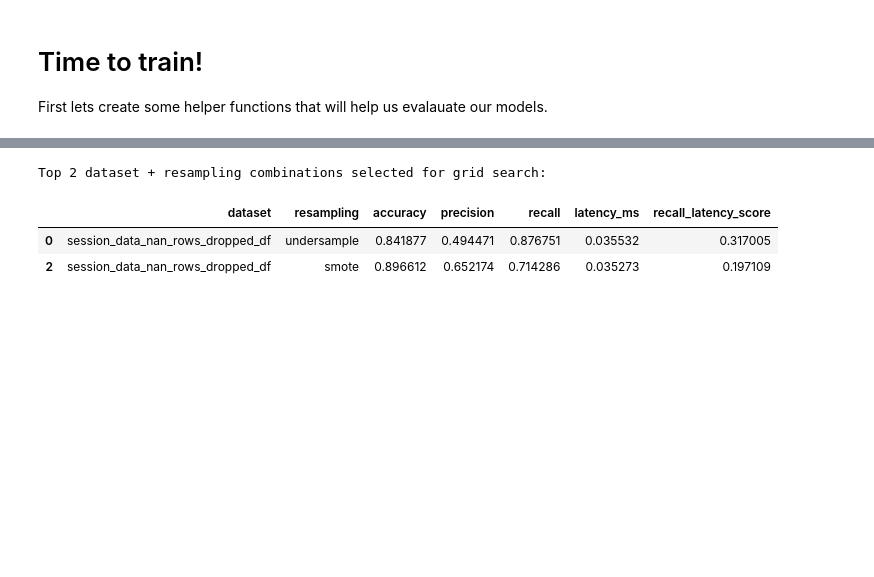
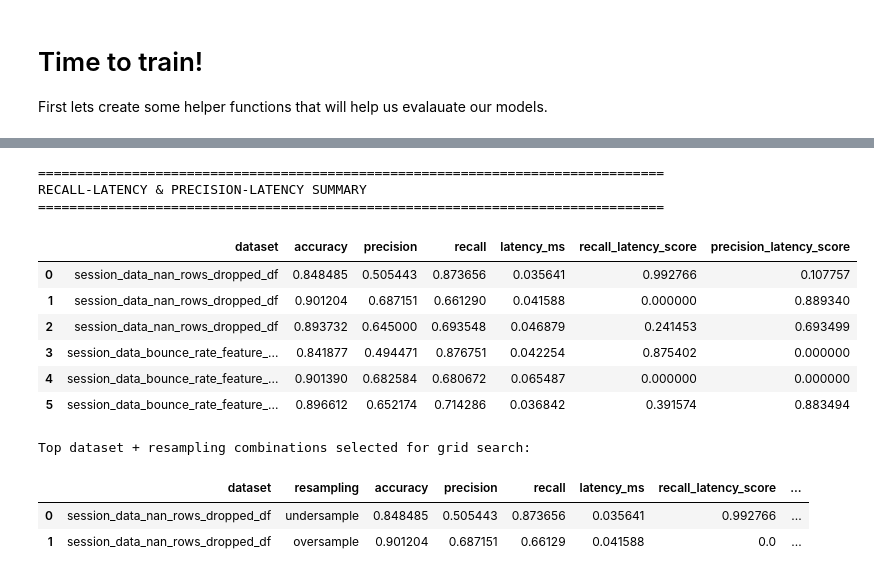
Before and after one commit to sunsunwall/ecommerce_conversion_project_2025, a Jupyter notebook: project_draft.ipynb, the cells around one changed output, grey strips where cells are left out. Saved outputs shown, nothing was run; the diff lists cells and outputs as text; code cells hidden in the pictures; blank space fills up the shorter version.

Commit message:
added recall/precision + latency scoring up until gridsearch

```diff
--- a/project_draft.ipynb
+++ b/project_draft.ipynb
@@ -3178,40 +3241,39 @@ IMBALANCE HANDLING MODELS SUMMARY
-# %%
-from sklearn.preprocessing import MinMaxScaler
-
-# Normalize recall and latency
-scaler = MinMaxScaler()
-imbalance_results[['recall_norm', 'latency_norm']] = scaler.fit_transform(
-    imbalance_results[['recall', 'latency_ms']]
-)
-
-# Invert normalized latency (lower latency = better score)
-imbalance_results['latency_inv_norm'] = 1 - imbalance_results['latency_norm']
-
-# Compute recall-latency score (harmonic mean)
-imbalance_results['recall_latency_score'] = 2 * (
-    (imbalance_results['recall_norm'] * imbalance_results['latency_inv_norm']) /
-    (imbalance_results['recall_norm'] + imbalance_results['latency_inv_norm'] + 1e-6)
-)
-
-# Select top 2 combinations
-top_combinations = imbalance_results.sort_values('recall_latency_score', ascending=False).head(2)
-
-print("\nTop 2 dataset + resampling combinations selected for grid search:")
-display(top_combinations[['dataset', 'resampling', 'accuracy', 'precision', 'recall', 'latency_ms', 'recall_latency_score']])
-# %% [output]
-Top 2 dataset + resampling combinations selected for grid search:
-|  | dataset | resampling | accuracy | precision | recall | latency_ms | recall_latency_score |
-| 0 | session_data_nan_rows_dropped_df | undersample | 0.841877 | 0.494471 | 0.876751 | 0.035532 | 0.317005 |
-| 2 | session_data_nan_rows_dropped_df | smote | 0.896612 | 0.652174 | 0.714286 | 0.035273 | 0.197109 |
-# %%
-# Calculate F1 score for imbalance handling results
-imbalance_results['f1_score'] = 2 * (imbalance_results['precision'] * imbalance_results['recall']) / (imbalance_results['precision'] + imbalance_results['recall'])
-
-# Select top 2 combinations
-top_combinations = imbalance_results.sort_values('f1_score', ascending=False).head(2)
-
-print("\nTop 2 dataset + resampling combinations selected for grid search:")
-display(top_combinations[['dataset', 'resampling', 'accuracy', 'precision', 'recall', 'f1_score']])
+# %%
+# Apply scoring function
+imbalance_results = compute_latency_scores(imbalance_results)
+
+# Select top models by each score
+top_recall_model = imbalance_results.loc[imbalance_results['recall_latency_score'].idxmax()]
+top_precision_model = imbalance_results.loc[imbalance_results['precision_latency_score'].idxmax()]
+
+# Combine and remove duplicates if needed
+top_combinations = pd.concat([top_recall_model.to_frame().T, top_precision_model.to_frame().T]).drop_duplicates()
+
+# Tag them for clarity
+top_combinations['selection_type'] = ['recall_latency_top', 'precision_latency_top'][:len(top_combinations)]
+
+# Display them
+print("\nTop dataset + resampling combinations selected for grid search:")
+display(top_combinations[['dataset', 'resampling', 'accuracy', 'precision', 'recall', 'latency_ms',
+                          'recall_latency_score', 'precision_latency_score', 'selection_type']])
+
+# Store for next pipeline stage
+top_combination_names = top_combinations[['dataset', 'resampling']].values.tolist()
+# %% [output]
+================================================================================
+RECALL-LATENCY & PRECISION-LATENCY SUMMARY
+================================================================================
+|  | dataset | accuracy | precision | recall | latency_ms | recall_latency_score | precision_latency_score |
+| 0 | session_data_nan_rows_dropped_df | 0.848485 | 0.505443 | 0.873656 | 0.035641 | 0.992766 | 0.107757 |
+| 1 | session_data_nan_rows_dropped_df | 0.901204 | 0.687151 | 0.661290 | 0.041588 | 0.000000 | 0.889340 |
+| 2 | session_data_nan_rows_dropped_df | 0.893732 | 0.645000 | 0.693548 | 0.046879 | 0.241453 | 0.693499 |
+| 3 | session_data_bounce_rate_feature_... | 0.841877 | 0.494471 | 0.876751 | 0.042254 | 0.875402 | 0.000000 |
+| 4 | session_data_bounce_rate_feature_... | 0.901390 | 0.682584 | 0.680672 | 0.065487 | 0.000000 | 0.000000 |
+| 5 | session_data_bounce_rate_feature_... | 0.896612 | 0.652174 | 0.714286 | 0.036842 | 0.391574 | 0.883494 |
+Top dataset + resampling combinations selected for grid search:
+|  | dataset | resampling | accuracy | precision | recall | latency_ms | recall_latency_score | ... |
+| 0 | session_data_nan_rows_dropped_df | undersample | 0.848485 | 0.505443 | 0.873656 | 0.035641 | 0.992766 | ... |
+| 1 | session_data_nan_rows_dropped_df | oversample | 0.901204 | 0.687151 | 0.66129 | 0.041588 | 0.0 | ... |
 # %%
 def run_grid_search(datasets, dataset_names, resampling_methods):
     """
```
Also changed, not shown: parts of 10 cells of this notebook.
